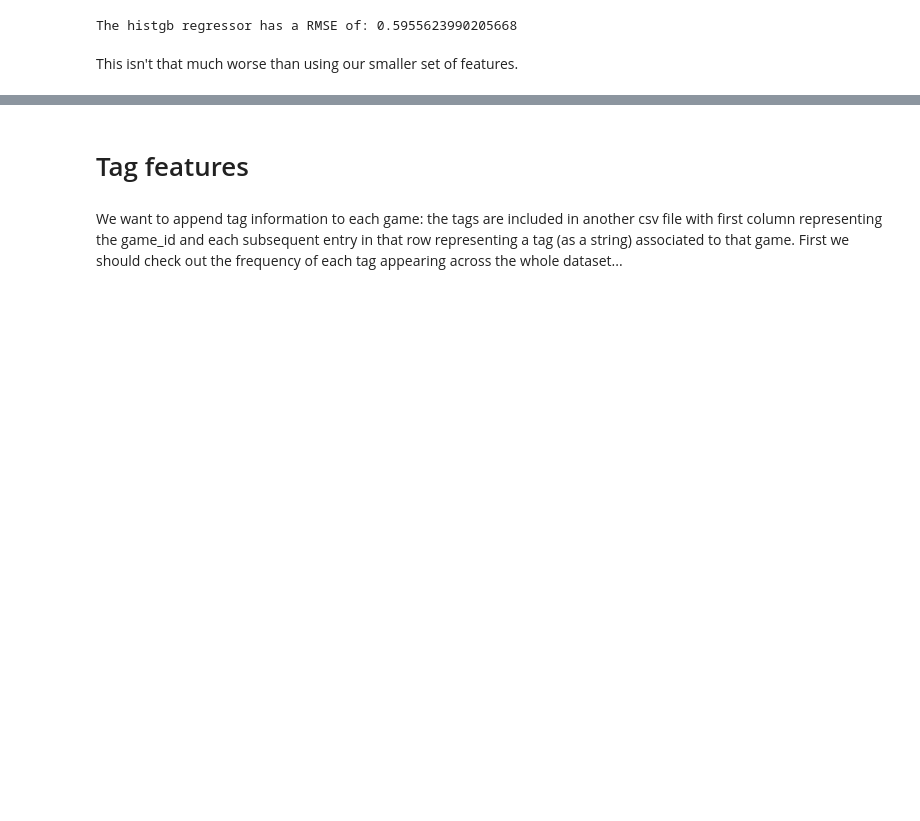
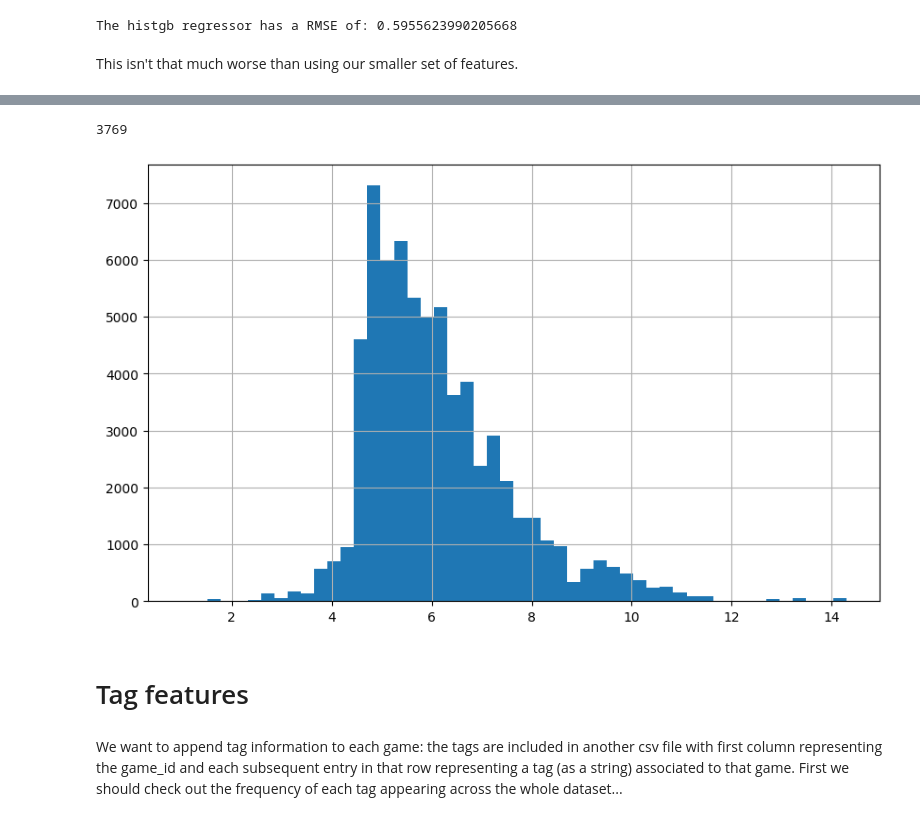
Before and after one commit to su-jai/player_forecasting, a Jupyter notebook: notebooks/data_engineering.ipynb, the cells around one changed output, grey strips where cells are left out. Cells and saved outputs as stored; diff of their text form; code cells hidden in the pictures; blank space fills up the shorter version.

```diff
--- a/notebooks/data_engineering.ipynb
+++ b/notebooks/data_engineering.ipynb
@@ -878,3 +999,16 @@ This isn't that much worse than using our smaller set of features.
+# %%
+peaks.nunique()
+# %% [output]
+3769
+# %%
+epsilon = 0.01
+X_train_frame.iloc[:,-1] = X_train_frame.iloc[:,-1].map(lambda x: np.log(x + epsilon))
+peaks = X_train_frame.iloc[:,-1]
+
+peaks.hist(figsize=(10,6),bins=50)
+plt.show()
+# %% [output]
+[figure, added]
 # %% [markdown]
 # Tag features
 # %% [markdown]
```
Also changed, not shown: parts of 10 cells of this notebook.
